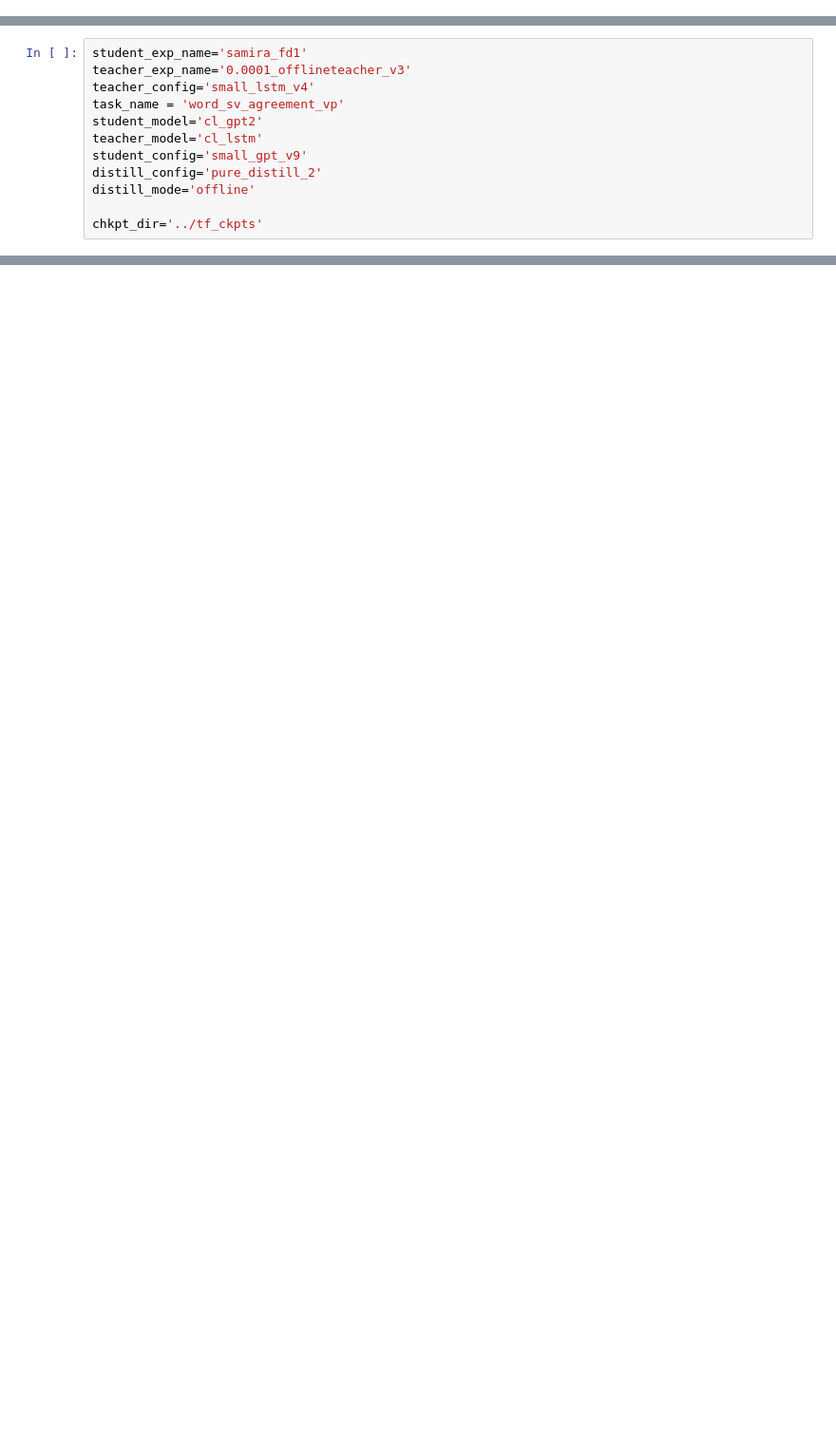
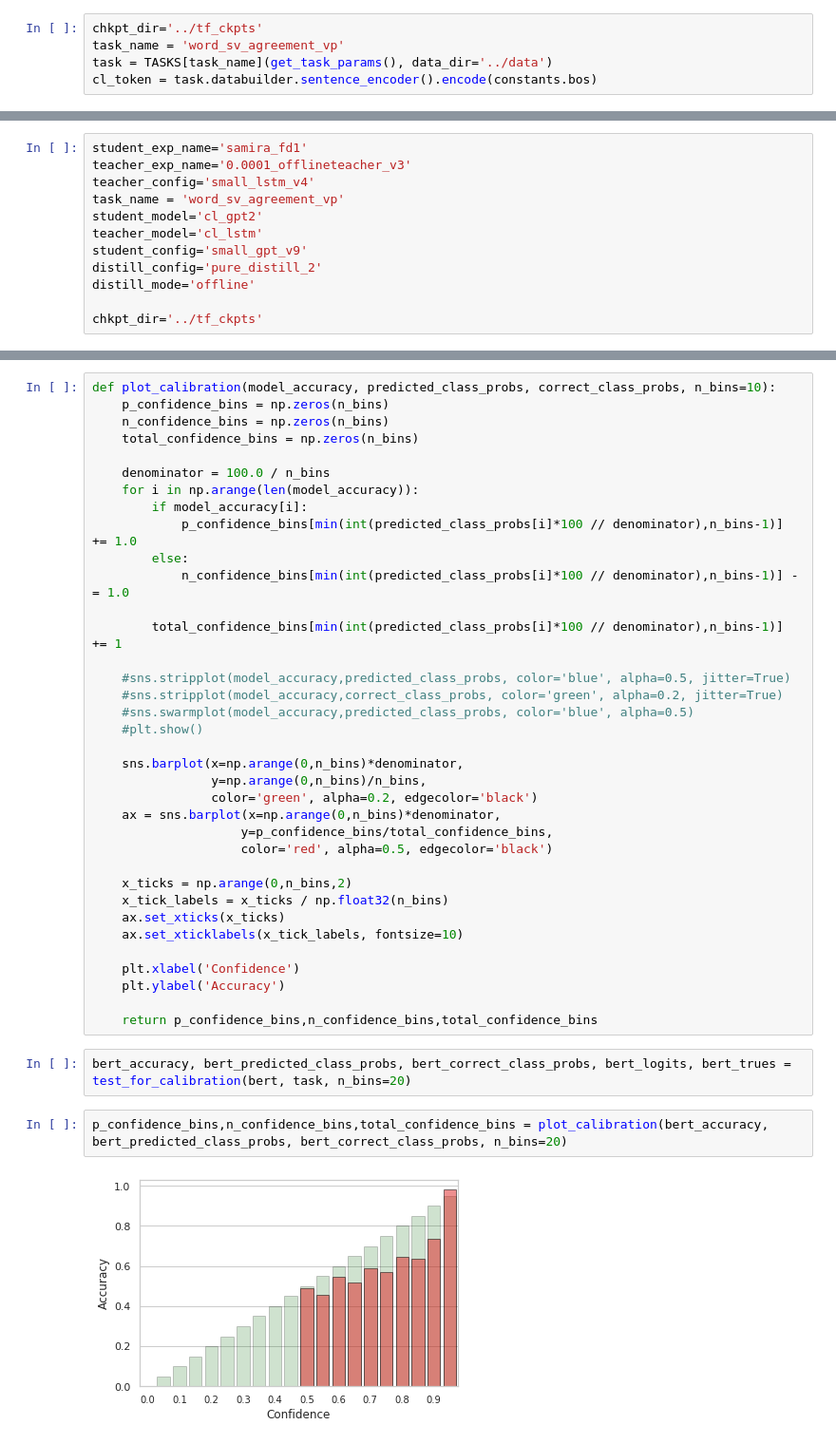
Before and after one commit to samiraabnar/Reflect, a Jupyter notebook: notebooks/calibration.ipynb, the cells around one changed output, grey strips where cells are left out. Shown at 95% size. Cells and saved outputs as stored; diff of their text form; blank space fills up the shorter version.

```diff
--- a/notebooks/calibration.ipynb
+++ b/notebooks/calibration.ipynb
@@ -18,0 +23,5 @@ from tqdm import tqdm
+# %%
+chkpt_dir='../tf_ckpts'
+task_name = 'word_sv_agreement_vp'
+task = TASKS[task_name](get_task_params(), data_dir='../data')
+cl_token = task.databuilder.sentence_encoder().encode(constants.bos)
@@ -184,0 +169,42 @@ test_for_calibration(model, task)
+# %%
+def plot_calibration(model_accuracy, predicted_class_probs, correct_class_probs, n_bins=10):
+    p_confidence_bins = np.zeros(n_bins)
+    n_confidence_bins = np.zeros(n_bins)
+    total_confidence_bins = np.zeros(n_bins)
+
+    denominator = 100.0 / n_bins
+    for i in np.arange(len(model_accuracy)):
+        if model_accuracy[i]:
+            p_confidence_bins[min(int(predicted_class_probs[i]*100 // denominator),n_bins-1)] += 1.0
+        else:
+            n_confidence_bins[min(int(predicted_class_probs[i]*100 // denominator),n_bins-1)] -= 1.0
+
+        total_confidence_bins[min(int(predicted_class_probs[i]*100 // denominator),n_bins-1)] += 1
+
+    #sns.stripplot(model_accuracy,predicted_class_probs, color='blue', alpha=0.5, jitter=True)
+    #sns.stripplot(model_accuracy,correct_class_probs, color='green', alpha=0.2, jitter=True)
+    #sns.swarmplot(model_accuracy,predicted_class_probs, color='blue', alpha=0.5)
+    #plt.show()
+
+    sns.barplot(x=np.arange(0,n_bins)*denominator,
+                y=np.arange(0,n_bins)/n_bins,
+                color='green', alpha=0.2, edgecolor='black')
+    ax = sns.barplot(x=np.arange(0,n_bins)*denominator,
+                    y=p_confidence_bins/total_confidence_bins,
+                    color='red', alpha=0.5, edgecolor='black')
+
+    x_ticks = np.arange(0,n_bins,2)
+    x_tick_labels = x_ticks / np.float32(n_bins)
+    ax.set_xticks(x_ticks)
+    ax.set_xticklabels(x_tick_labels, fontsize=10)
+
+    plt.xlabel('Confidence')
+    plt.ylabel('Accuracy')
+
+    return p_confidence_bins,n_confidence_bins,total_confidence_bins
+# %%
+bert_accuracy, bert_predicted_class_probs, bert_correct_class_probs, bert_logits, bert_trues = test_for_calibration(bert, task, n_bins=20)
+# %%
+p_confidence_bins,n_confidence_bins,total_confidence_bins = plot_calibration(bert_accuracy, bert_predicted_class_probs, bert_correct_class_probs, n_bins=20)
+# %% [output]
+[figure, added]
```
Also changed, not shown: parts of 21 cells of this notebook, 7 other files.
